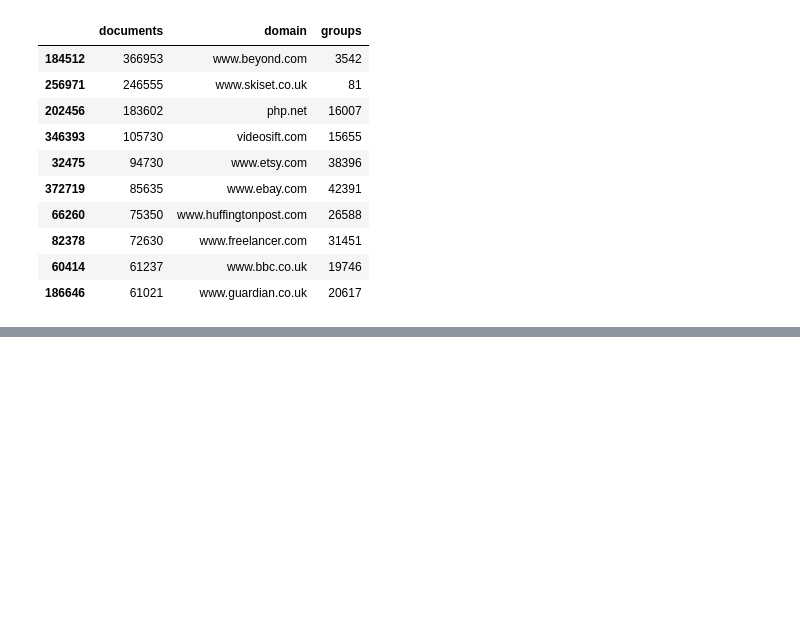
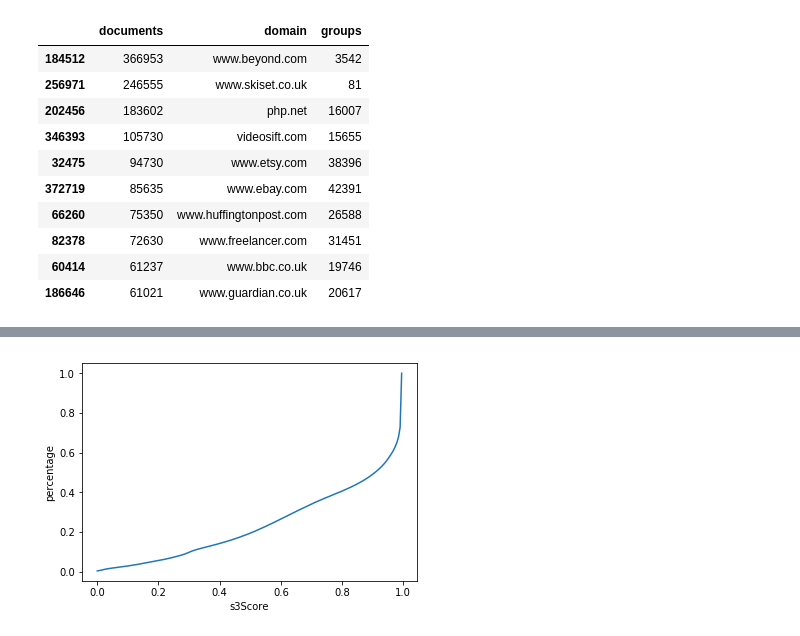
Before and after one commit to chatnoir-eu/chatnoir-copycat, a Jupyter notebook: src/main/jupyter/relevance-transfer.ipynb, the cells around one changed output, grey strips where cells are left out. Drawn from its saved outputs; the diff is of its cells as text; code cells hidden in the pictures; blank space fills up the shorter version.

```diff
--- a/src/main/jupyter/relevance-transfer.ipynb
+++ b/src/main/jupyter/relevance-transfer.ipynb
@@ -252,0 +345,4 @@ cw12_domain_df.sort_values('documents', ascending=False).head(10)
+# %%
+plot_amount_of_edges_with_s3_score(canonical_edges_cw12)
+# %% [output]
+[figure, added]
```
Also changed, not shown: parts of 16 cells of this notebook, 1 other file.
